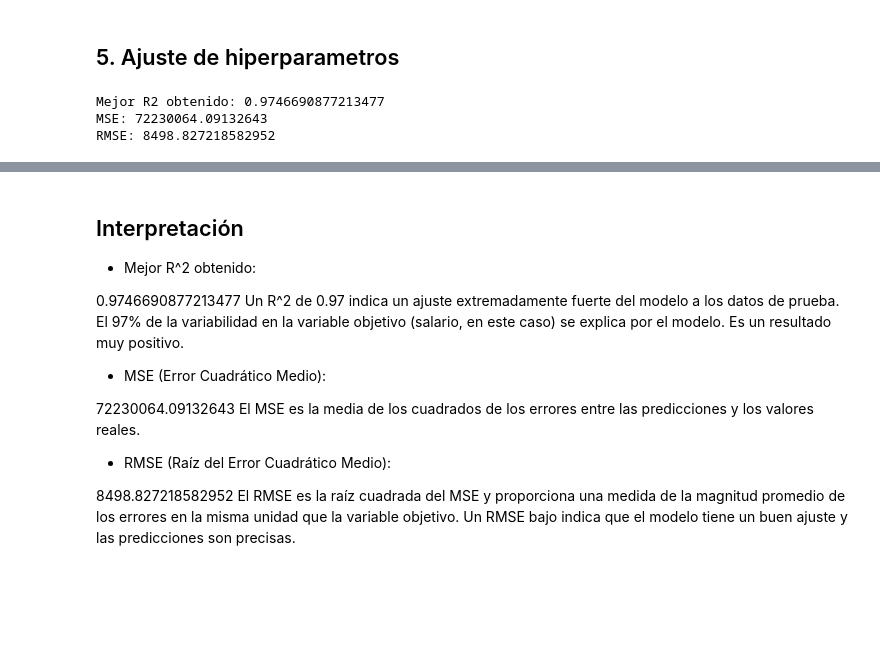
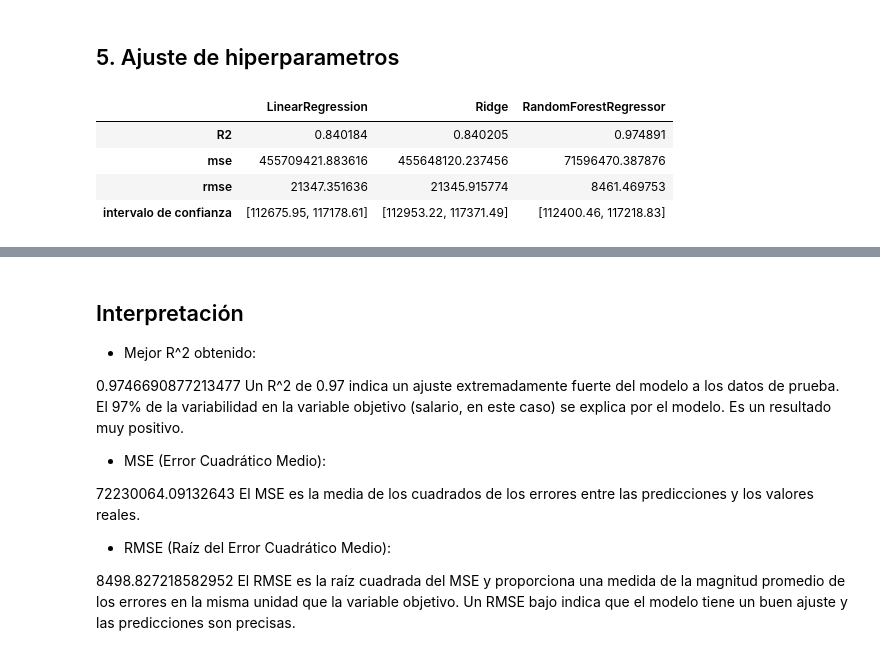
Before and after one commit to Santiagosphysics/Prediccion-salarios, a Jupyter notebook: jupyter_notebook.ipynb, the cells around one changed output, grey strips where cells are left out. Cells and saved outputs as stored; diff of their text form; code cells hidden in the pictures; blank space fills up the shorter version.

```diff
--- a/jupyter_notebook.ipynb
+++ b/jupyter_notebook.ipynb
@@ -450,0 +351,7 @@ GridSearchCV(cv=20,
+# %%
+pipeline = make_pipeline(  preprocessor,   Ridge() )
+
+# Definir GridSearchC con r2 como scoring  usando 20-folds
+params = [{'ridge__alpha': np.logspace(-3, 5, num=30)}]
+clf = GridSearchCV(pipeline, param_grid=params, scoring="r2", cv=20)
+clf.fit(X_train, y_train)
@@ -451,15 +376,7 @@ GridSearchCV(cv=20,
 # %%
-pipeline1 = make_pipeline(
-    preprocessor,
-    Ridge()  # Estimador Ridge
-)
-
-# Definir RandomizedSearchCV con 300 iteraciones,cv=5 y scoring = r2.
-
+pipeline1 = make_pipeline( preprocessor,   Ridge() )
 params = [{'ridge__alpha': np.logspace(-3, 5, num=30)}]
 clf1 = RandomizedSearchCV(pipeline1, param_distributions=params, n_iter=300, cv=5, scoring="r2")
-
-## Entrenar el modelo
 clf1.fit(X_train, y_train)
 # %% [output]
 RandomizedSearchCV(cv=5,
@@ -524,39 +440,61 @@ def gen_pipe(preprocessor):
     models = []
 
     # Modelo de regresión lineal
     pipeline_ml = Pipeline(
         steps=[('preprocessor_column', preprocessor),
                ('linear_model', LinearRegression())])
     models.append(pipeline_ml)
 
     # Modelo de Ridge
     pipeline_ridge = Pipeline(
         steps=[('preprocessor_column', preprocessor),
                ('model_ridge', Ridge(alpha=0.2))])
     models.append(pipeline_ridge)
 
     # Modelo de Random Forest con búsqueda de hiperparámetros
     param_grid_rf = {
         'random_forest__n_estimators': [100, 200, 300],
         'random_forest__max_depth': [None, 10, 20],
         'random_forest__min_samples_split': [2, 5, 10],
         'random_forest__min_samples_leaf': [1, 2, 4]
     }
 
     pipeline_rf = Pipeline(
         steps=[('preprocessor_column', preprocessor),
                ('random_forest', RandomForestRegressor())])
 
     grid_search_rf = GridSearchCV(pipeline_rf, param_grid=param_grid_rf, cv=5, scoring='neg_mean_squared_error', n_jobs=-1)
     models.append(grid_search_rf)
 
     return models
+models_metrics = {i:[] for i in range(len(models)) }
+for i in models_metrics:
+    n_bootstraps = 1000
+    model = models[i].fit(X_train, y_train)
+    prediction = model.predict(X_test)
+    bootstraps_predict = []
+    for _ in range(n_bootstraps):
+        muestras_bootstrap = resample(prediction)
+        statics_bootstrap = np.mean(muestras_bootstrap)
+        bootstraps_predict.append(statics_bootstrap)
+    int_conf = np.percentile(bootstraps_predict, [5, 95])
+    for j in range(len(int_conf)):
+        int_conf[j] = round(int_conf[j], 2)
+    r2 = r2_score(y_test, prediction)
+    mse = mean_squared_error(y_test, prediction)
+    rmse = np.sqrt(mean_squared_error(y_test, prediction))
+    list_1 = [r2,mse,rmse, int_conf]
+    models_metrics[i] = [metrics for metrics in list_1]
+
+names = ['LinearRegression', 'Ridge', 'RandomForestRegressor', ]
+index_final = ['R2', 'mse', 'rmse', 'intervalo de confianza']
+
+models_metrics = pd.DataFrame(data = models_metrics,index = index_final)
+models_metrics.columns = names
+models_metrics
+# %% [output]
+|  | LinearRegression | Ridge | RandomForestRegressor |
+| R2 | 0.840184 | 0.840205 | 0.974891 |
+| mse | 455709421.883616 | 455648120.237456 | 71596470.387876 |
+| rmse | 21347.351636 | 21345.915774 | 8461.469753 |
+| intervalo de confianza | [112675.95, 117178.61] | [112953.22, 117371.49] | [112400.46, 117218.83] |
-# %%
-# Imprimir métricas comunes para todos los modelos
-print("Mejor R2 obtenido:", r2_score(y_test, prediction))
-print("MSE:", mean_squared_error(y_test, prediction))
-print("RMSE:", np.sqrt(mean_squared_error(y_test, prediction)))
-# %% [output]
-Mejor R2 obtenido: 0.9746690877213477
-MSE: 72230064.09132643
-RMSE: 8498.827218582952
```
Also changed, not shown: parts of 33 cells of this notebook, 1 other file.
